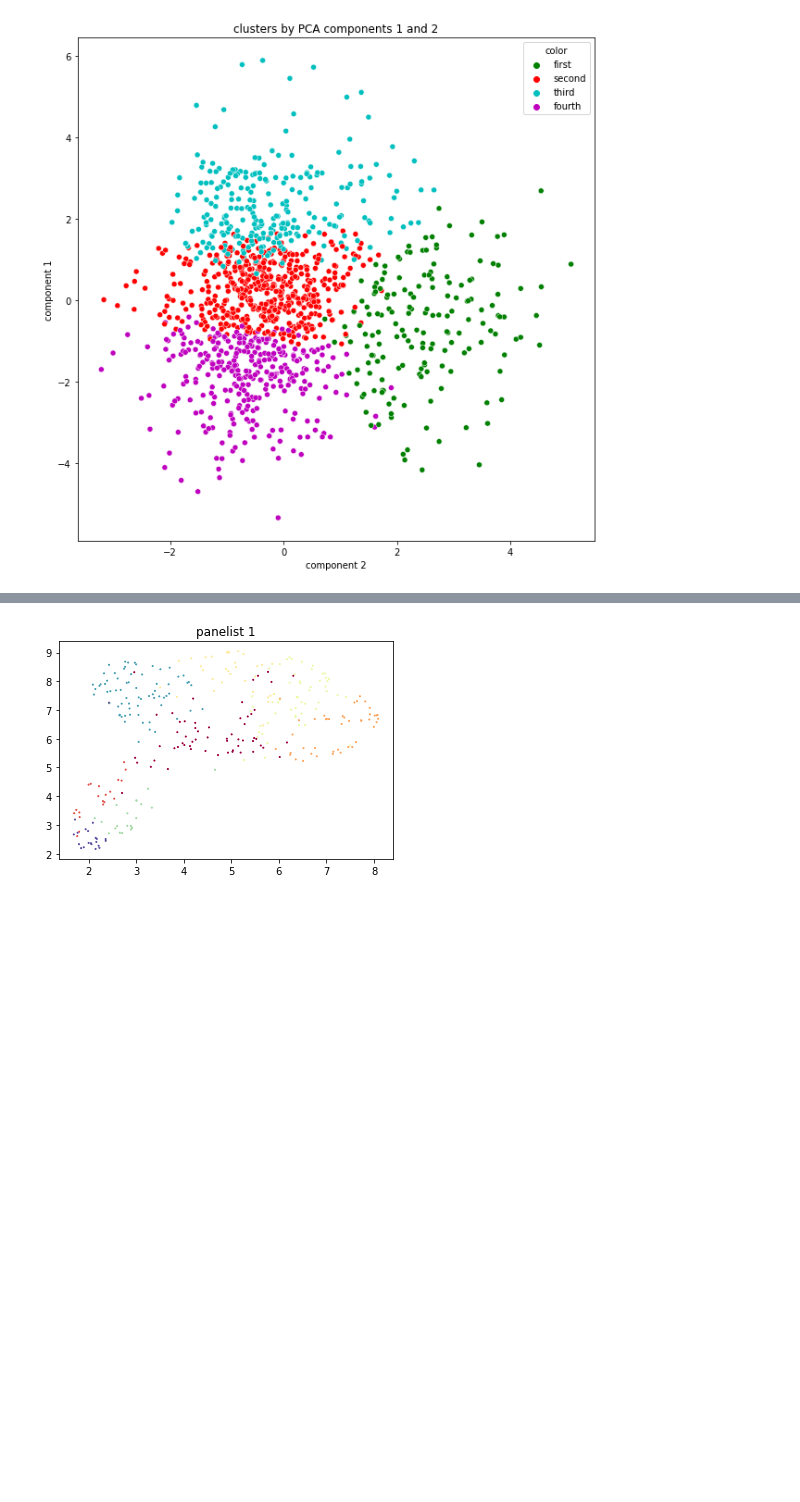
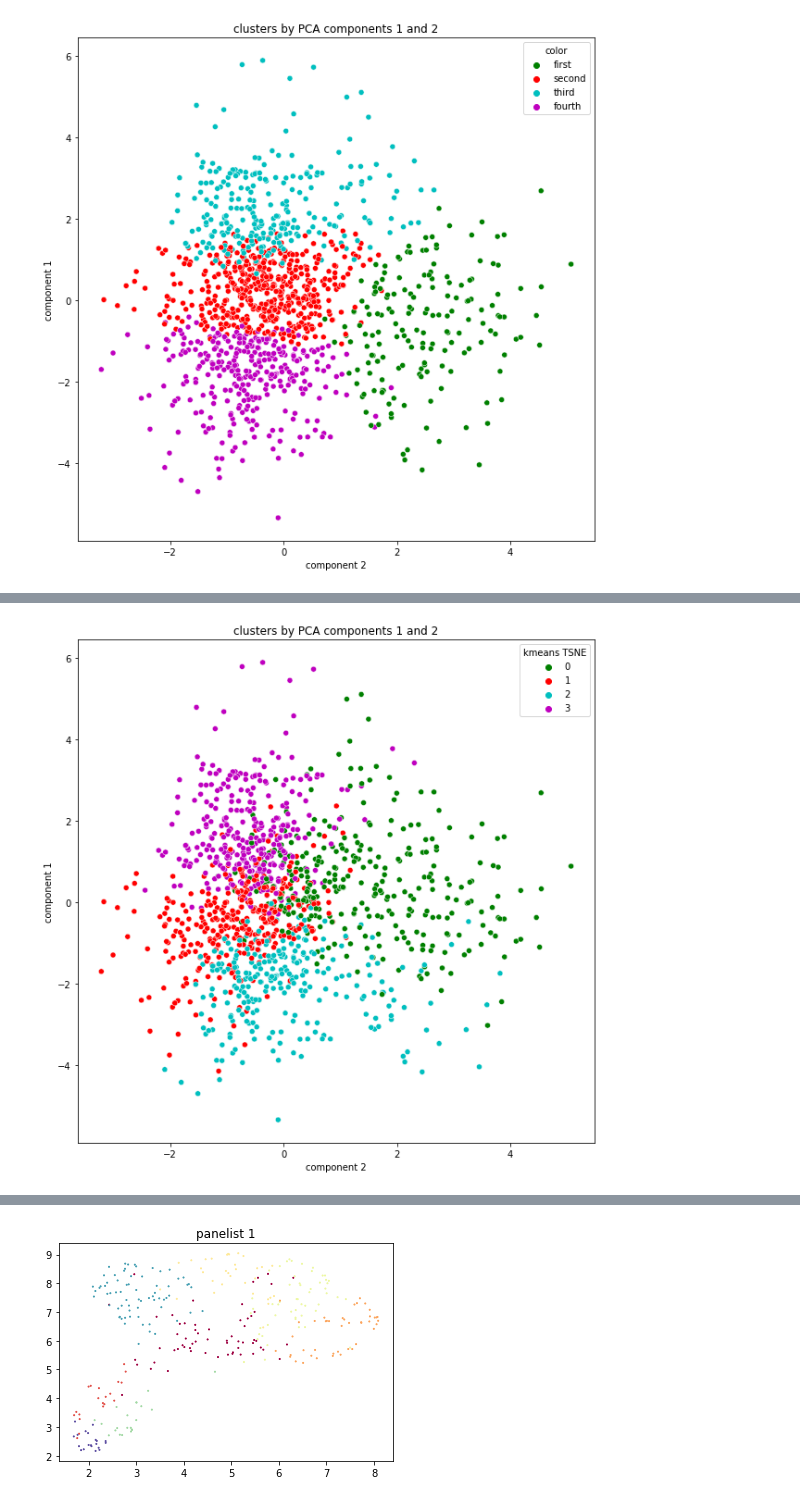
Before and after one commit to rengesf/flavorpred, a Jupyter notebook: clustering.ipynb, the cells around one changed output, grey strips where cells are left out. Drawn from its saved outputs; the diff is of its cells as text; code cells hidden in the pictures; blank space fills up the shorter version.

Commit message:
updated notebook clustering

```diff
--- a/clustering.ipynb
+++ b/clustering.ipynb
@@ -259,0 +273,5 @@ plt.show()
+# %%
+X_TSNE = TSNE(n_components=2, learning_rate='auto', init='random', perplexity=3).fit_transform(X_scaled)
+# %%
+kmeans_tsne = KMeans(n_clusters=4, init='k-means++', random_state=42)
+kmeans_tsne.fit(X_TSNE)
@@ -259,0 +280,7 @@ plt.show()
+# %%
+# create new dataframe
+df_TSNE = pd.concat([X_scaled_df.reset_index(drop=True),  pd.DataFrame(X_TSNE)],axis=1)
+df_TSNE.columns.values[-2:] = ['component 1', 'component 2']
+df_TSNE['kmeans TSNE'] = kmeans_tsne.labels_
+df_TSNE['panelist'] = panelist_data_df['panelist']
+df_TSNE
@@ -260 +301,10 @@ plt.show()
+# %%
+x_axis = df_pca_kmeans['component 2']
+y_axis = df_pca_kmeans['component 1']
+plt.figure(figsize=(10,10))
+sns.scatterplot(x=x_axis, y=y_axis, data=df_TSNE, hue = df_TSNE['kmeans TSNE'], palette=['g','r','c','m'])
+plt.title('clusters by PCA components 1 and 2')
+plt.show()
+# %% [output]
+[figure, added]
 # %% [markdown]
```
Also changed, not shown: parts of 11 cells of this notebook, 15 other files.
